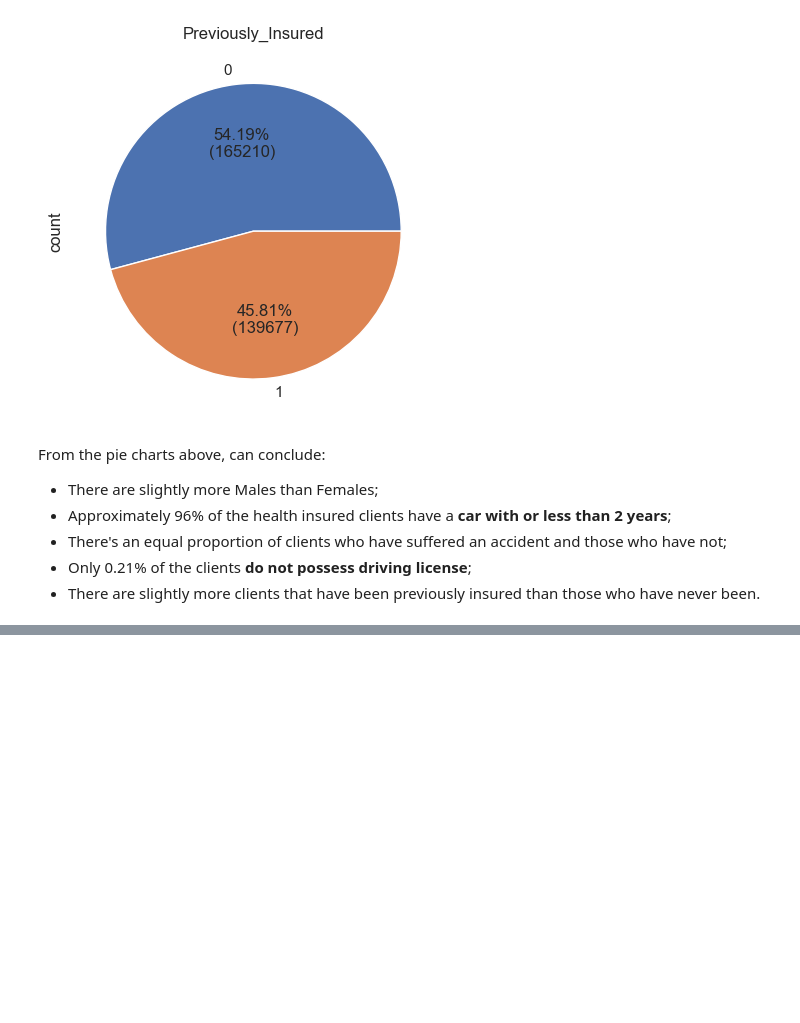
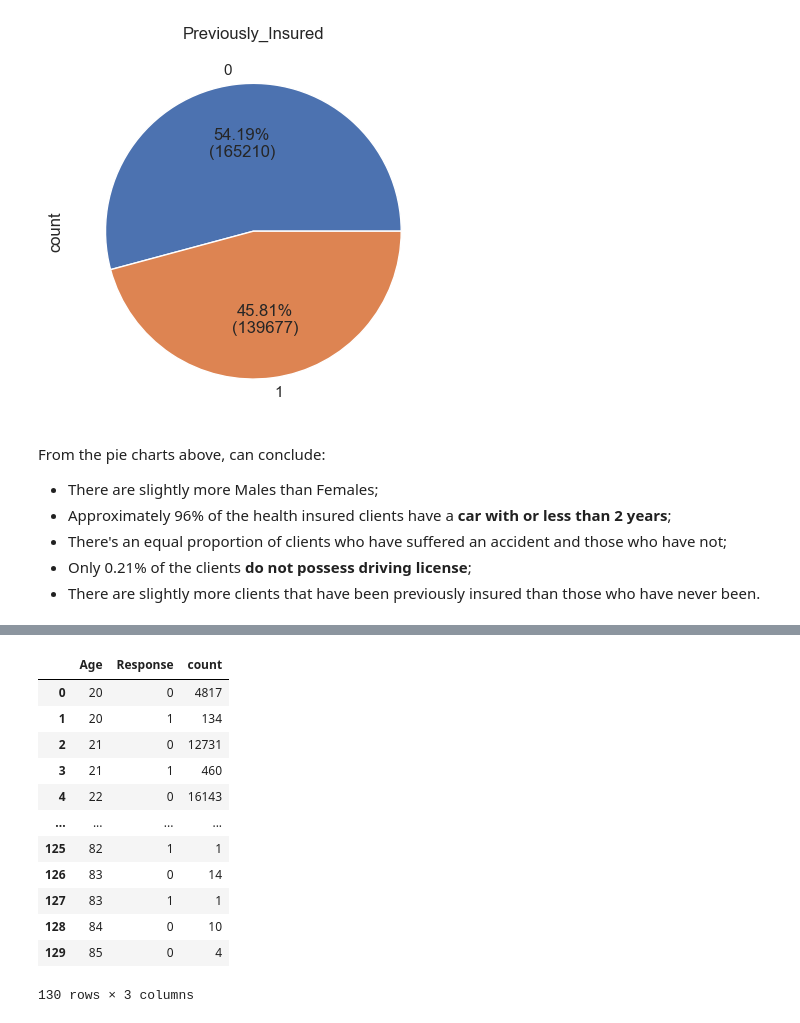
Before and after one commit to HugoTex98/Health-Insurance-Cross-Sell-Prediction, a Jupyter notebook: Health_Insurance_Cross_Sell_Prediction.ipynb, the cells around one changed output, grey strips where cells are left out. Saved outputs shown, nothing was run; the diff lists cells and outputs as text; code cells hidden in the pictures; blank space fills up the shorter version.

```diff
--- a/Health_Insurance_Cross_Sell_Prediction.ipynb
+++ b/Health_Insurance_Cross_Sell_Prediction.ipynb
@@ -224,0 +322,20 @@ From the pie charts above, can conclude:
+# %%
+age_resp = df_train.groupby(['Age',
+                            'Response'])['id'].count().to_frame() \
+                                .rename(columns={'id': 'count'}) \
+                                    .reset_index()
+age_resp
+# %% [output]
+|  | Age | Response | count |
+| 0 | 20 | 0 | 4817 |
+| 1 | 20 | 1 | 134 |
+| 2 | 21 | 0 | 12731 |
+| 3 | 21 | 1 | 460 |
+| 4 | 22 | 0 | 16143 |
+| ... | ... | ... | ... |
+| 125 | 82 | 1 | 1 |
+| 126 | 83 | 0 | 14 |
+| 127 | 83 | 1 | 1 |
+| 128 | 84 | 0 | 10 |
+| 129 | 85 | 0 | 4 |
+130 rows × 3 columns
```
Also changed, not shown: parts of 18 cells of this notebook.
